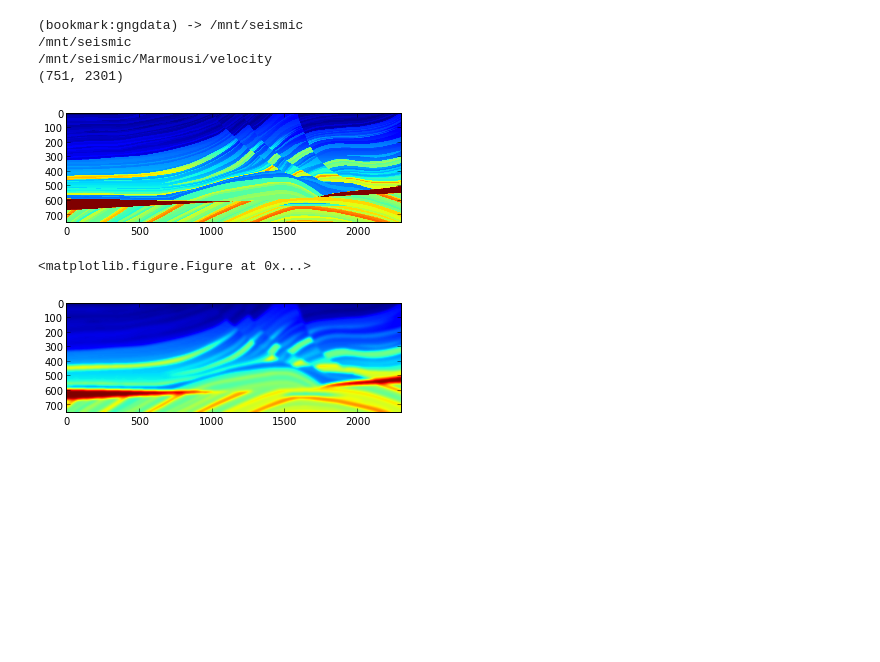
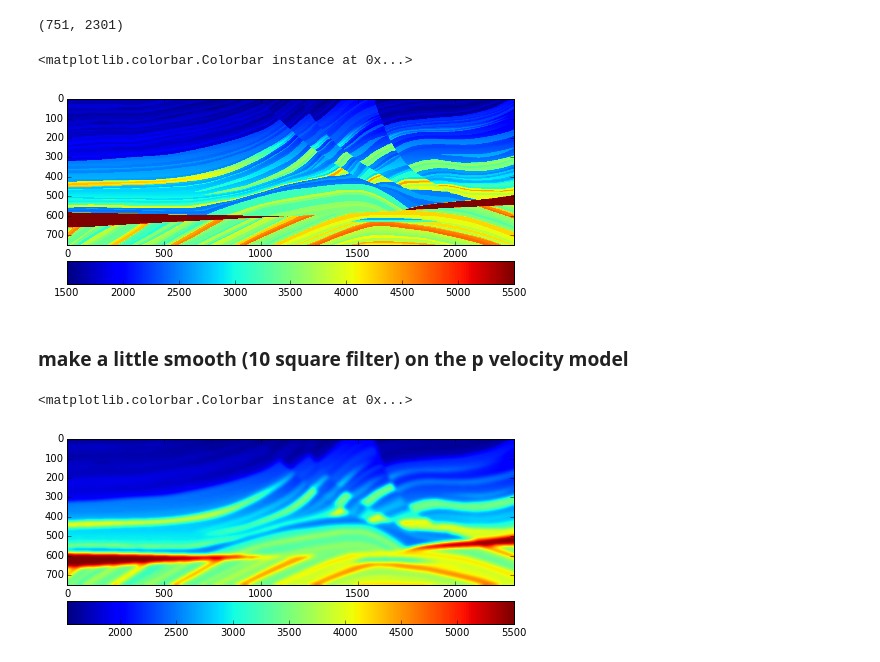
Before and after one commit to eusoubrasileiro/geonumerics, a Jupyter notebook: ipython_notebooks/Fatiando Seismic Scalar.ipynb, the cells around one changed output. Saved outputs shown, nothing was run; the diff lists cells and outputs as text; code cells hidden in the pictures; blank space fills up the shorter version.

Commit message:
updating seismic scalar for correct fatiando branch

```diff
--- a/ipython_notebooks/Fatiando Seismic Scalar.ipynb
+++ b/ipython_notebooks/Fatiando Seismic Scalar.ipynb
@@ -1,27 +30,28 @@
 # %%
-%cd gngdata
-%cd Marmousi/velocity
 import numpy as np
 # size is ~ 6mb
-marmvel = numpy.fromfile('marmvel.rsf@', dtype=np.float32)
-marmvel = numpy.reshape(marmvel, (2301,751))
+marmvel = np.fromfile('marmvel.rsf@', dtype=np.float32)
+marmvel = np.reshape(marmvel, (2301,751))
 marmvel = marmvel.transpose()
-print np.shape(marmvel)
-imshow(marmvel)
 # Make a wave velocity model from data velocity from marmousi
 marmvel = np.round(marmvel*1000) # convert to meters per second and round it
+print(marmvel.shape)
+figure(figsize(8,15))
+imshow(marmvel)
+colorbar(orientation='horizontal', pad=0.02)
 # %% [output]
-(bookmark:gngdata) -> /mnt/seismic
-/mnt/seismic
-/mnt/seismic/Marmousi/velocity
 (751, 2301)
+<matplotlib.colorbar.Colorbar instance at 0x...>
-[figure, old version]
+[figure, new version]
+# %% [markdown]
+### make a little smooth (10 square filter) on the p velocity model ###
 # %%
 from scipy import ndimage
 marmsmooth = ndimage.gaussian_filter(marmvel, 10)
+plt.figure(figsize(8,15))
 imshow(marmsmooth)
 mvel = marmsmooth #awesome index slicing
-figure()
+colorbar(orientation='horizontal', pad=0.02)
 # %% [output]
-<matplotlib.figure.Figure at 0x...>
+<matplotlib.colorbar.Colorbar instance at 0x...>
-[figure, old version]
+[figure, new version]
```
Also changed, not shown: parts of 15 cells of this notebook.
